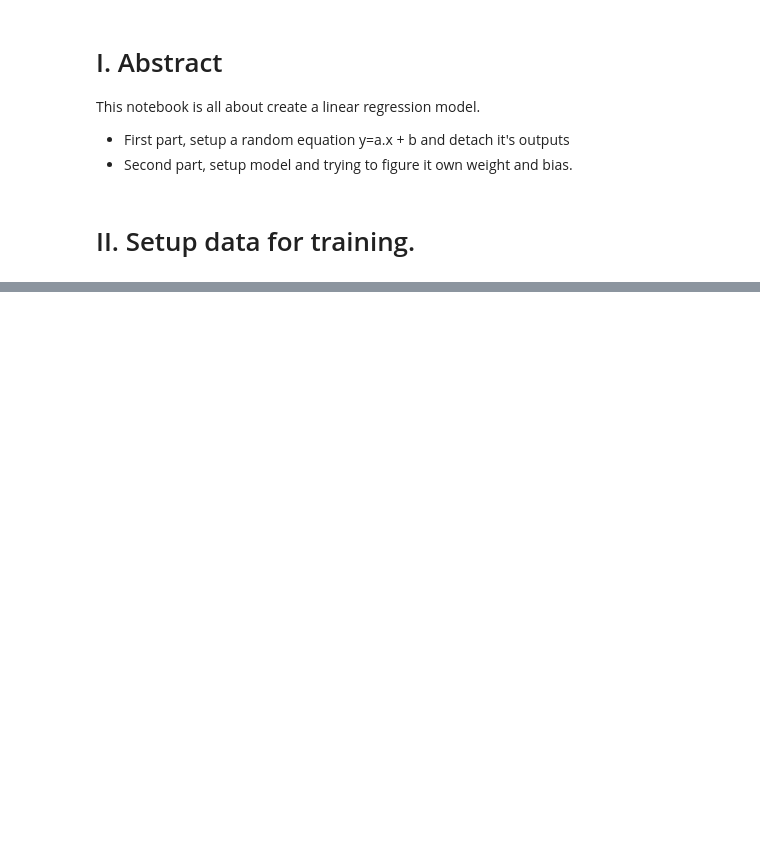
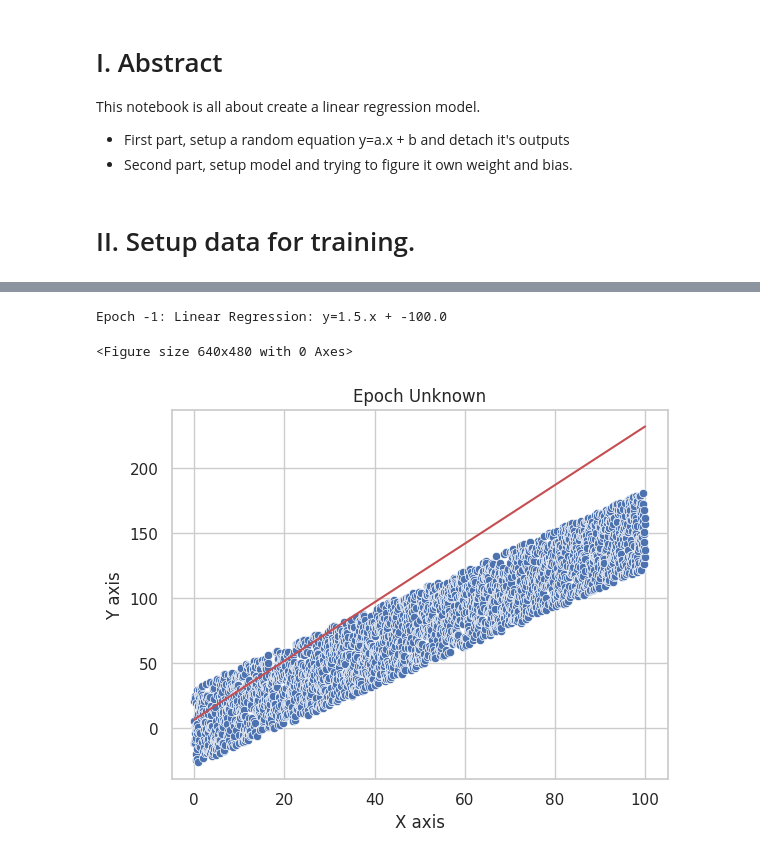
Before and after one commit to nguyenvinhlinh/jupyter-lab-collection, a Jupyter notebook: notebooks/0001-Linear Regression model.ipynb, the cells around one changed output, grey strips where cells are left out. Drawn from its saved outputs; the diff is of its cells as text; code cells hidden in the pictures; blank space fills up the shorter version.

```diff
--- a/notebooks/0001-Linear Regression model.ipynb
+++ b/notebooks/0001-Linear Regression model.ipynb
@@ -26,0 +48,12 @@ x_input_list = torch.linspace(start=0, end=100, steps= 300)
+# %%
+class TrainModel(nn.Module):
+    def __init__(self):
+        super().__init__()
+        self.weight = torch.tensor(1.5, requires_grad=False)
+        self.bias = nn.Parameter(torch.tensor(-100.0, requires_grad=True))
+
+    def forward(self, input):
+        output = self.weight * input + self.bias
+        return output
+# %%
+train_model = TrainModel()
@@ -26,0 +64,4 @@ x_input_list = torch.linspace(start=0, end=100, steps= 300)
+# %%
+print(f"Epoch -1: Linear Regression: y={train_model.weight.data}.x + {train_model.bias.data}")
+# %% [output]
+Epoch -1: Linear Regression: y=1.5.x + -100.0
@@ -26,0 +71,9 @@ x_input_list = torch.linspace(start=0, end=100, steps= 300)
+# %%
+def draw_plot(model, epoch="Unknown"):
+    plt.clf()
+    sns.set(style='whitegrid')
+    sns.lineplot(x=x_input_list, y= model(y_output_list).detach(), color='r')
+    sns.scatterplot(x=x_input_list, y=y_output_noise_list)
+    plt.ylabel("Y axis")
+    plt.xlabel("X axis")
+    plt.title(f"Epoch {epoch}")
@@ -26,0 +92,33 @@ x_input_list = torch.linspace(start=0, end=100, steps= 300)
+# %%
+best_total_loss = float('inf')
+for epoch in range(100):
+    #print(f"Starting Epoch {epoch}")
+    total_loss = 0.0
+
+    for i in range(len(x_input_list)):
+        input = x_input_list[i]
+        real_output = y_output_list[i]
+
+        model_output = train_model(input)
+        loss = (model_output - real_output) ** 2
+        loss.backward()
+        total_loss = total_loss + float(loss)
+        #print(f"Epoch {epoch}, i: {i}, loss: {loss}, total_loss: {total_loss}")
+
+    if total_loss < best_total_loss:
+        best_total_loss = best_total_loss
+        optimizer.step()
+        optimizer.zero_grad()
+        #print(f"After Epoch {epoch}, total_loss: {total_loss}")
+        #print(f"After Epoch {epoch}: Linear Regression: y={train_model.weight.data}.x + {train_model.bias.data}")
+        save_plot(train_model, epoch)
+    else:
+        #print(f"After Epoch {epoch}, total_loss: {total_loss} greater than the best_total_loss {best_total_lost}.")
+        #print("Stop Training.")
+        break;
+# %% [output]
+<Figure size 640x480 with 0 Axes>
+# %%
+draw_plot(train_model)
+# %% [output]
+[figure, added]
```
Also changed, not shown: parts of 13 cells of this notebook, 3 other files.
